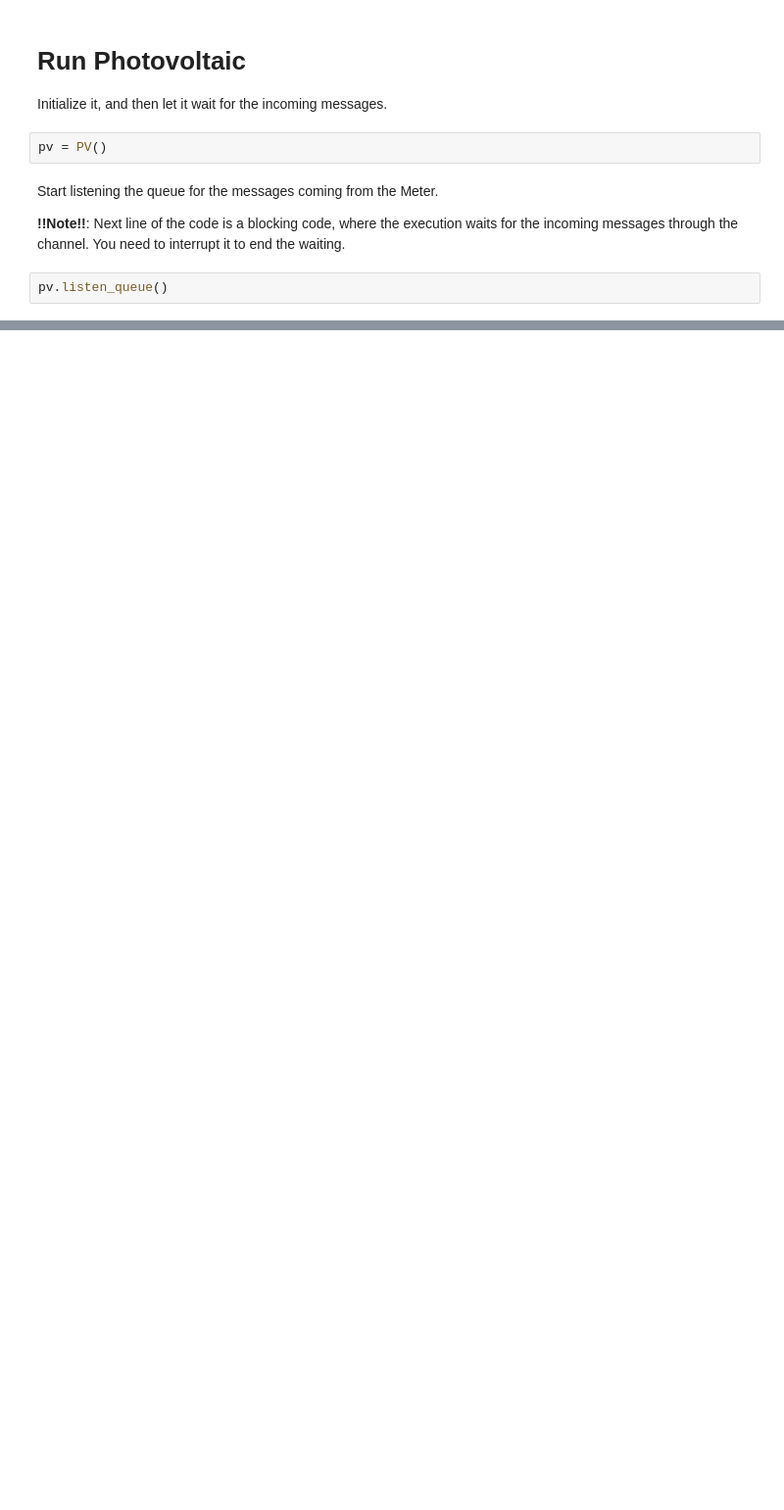
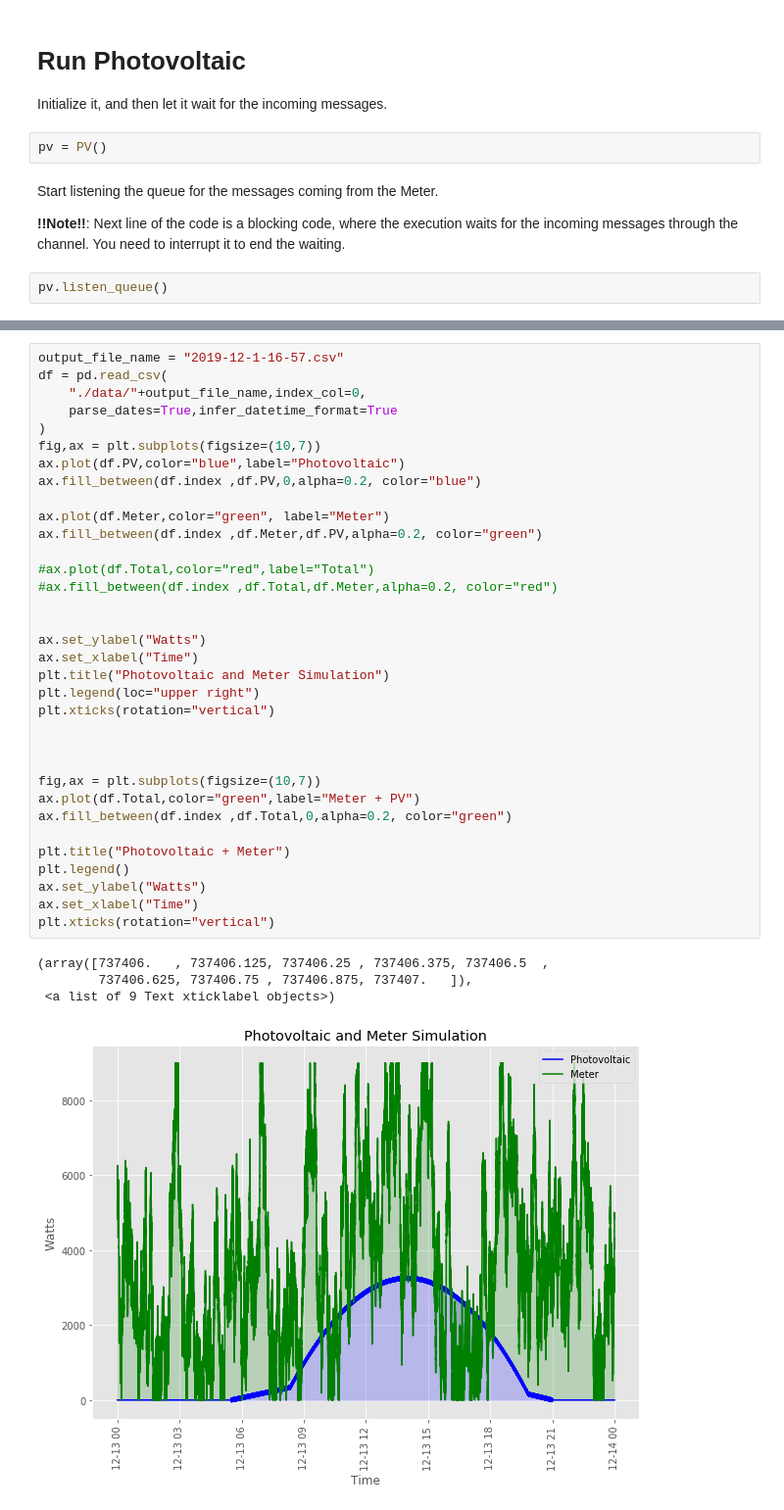
Before and after one commit to ozgurakyazi/pv_simulator_challenge, a Jupyter notebook: PV_Simulator.ipynb, the cells around one changed output, grey strips where cells are left out. Shown at 98% size. Cells and saved outputs as stored; diff of their text form; blank space fills up the shorter version.

Commit message:
A simulation visualization is added to the PV_Simulator notebook

```diff
--- a/PV_Simulator.ipynb
+++ b/PV_Simulator.ipynb
@@ -50,0 +29,39 @@ plt.xticks(rotation="vertical")
+# %%
+output_file_name = "2019-12-1-16-57.csv"
+df = pd.read_csv(
+    "./data/"+output_file_name,index_col=0,
+    parse_dates=True,infer_datetime_format=True
+)
+fig,ax = plt.subplots(figsize=(10,7))
+ax.plot(df.PV,color="blue",label="Photovoltaic")
+ax.fill_between(df.index ,df.PV,0,alpha=0.2, color="blue")
+
+ax.plot(df.Meter,color="green", label="Meter")
+ax.fill_between(df.index ,df.Meter,df.PV,alpha=0.2, color="green")
+
+#ax.plot(df.Total,color="red",label="Total")
+#ax.fill_between(df.index ,df.Total,df.Meter,alpha=0.2, color="red")
+
+
+ax.set_ylabel("Watts")
+ax.set_xlabel("Time")
+plt.title("Photovoltaic and Meter Simulation")
+plt.legend(loc="upper right")
+plt.xticks(rotation="vertical")
+
+
+
+fig,ax = plt.subplots(figsize=(10,7))
+ax.plot(df.Total,color="green",label="Meter + PV")
+ax.fill_between(df.index ,df.Total,0,alpha=0.2, color="green")
+
+plt.title("Photovoltaic + Meter")
+plt.legend()
+ax.set_ylabel("Watts")
+ax.set_xlabel("Time")
+plt.xticks(rotation="vertical")
+# %% [output]
+(array([737406.   , 737406.125, 737406.25 , 737406.375, 737406.5  ,
+        737406.625, 737406.75 , 737406.875, 737407.   ]),
+ <a list of 9 Text xticklabel objects>)
+[figure, added]
```
Also changed, not shown: parts of 9 cells of this notebook.
